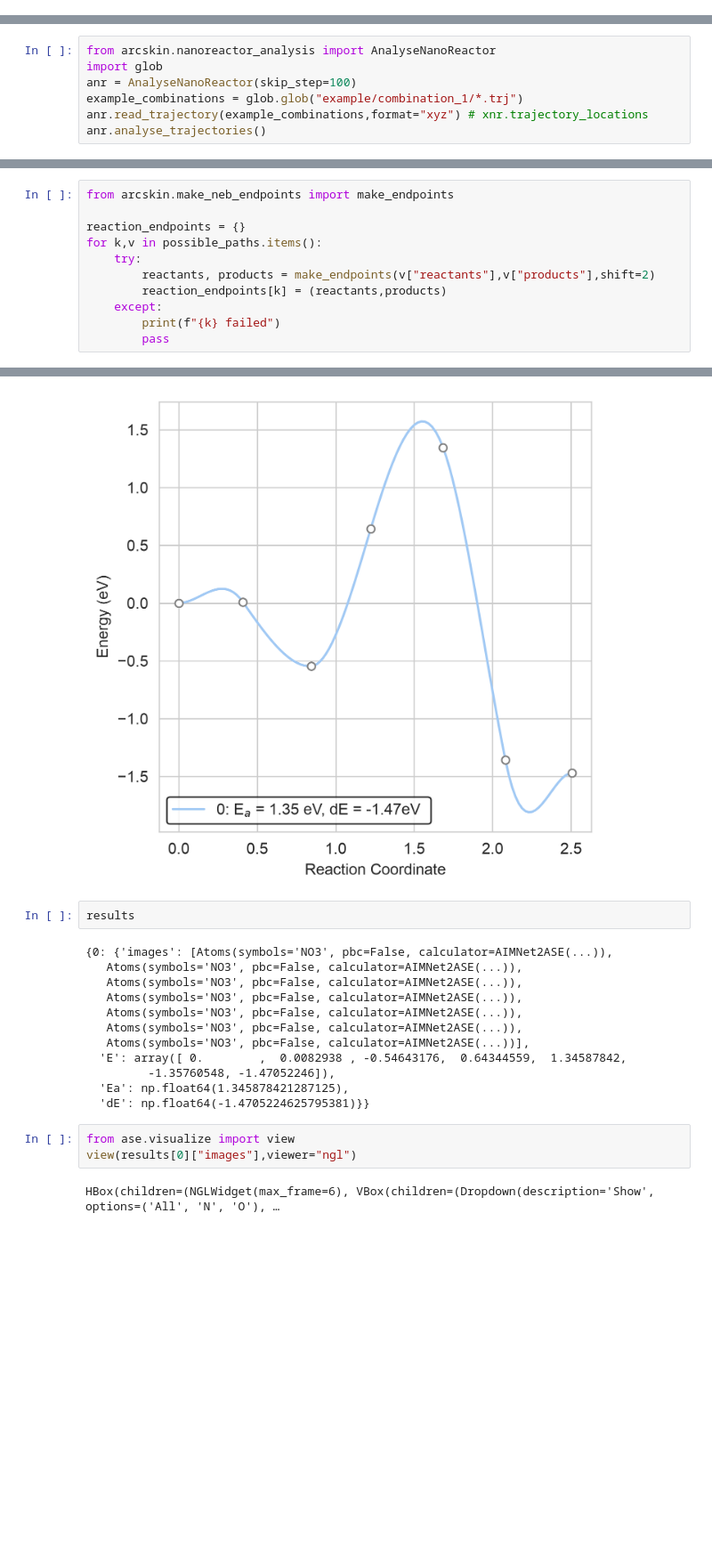
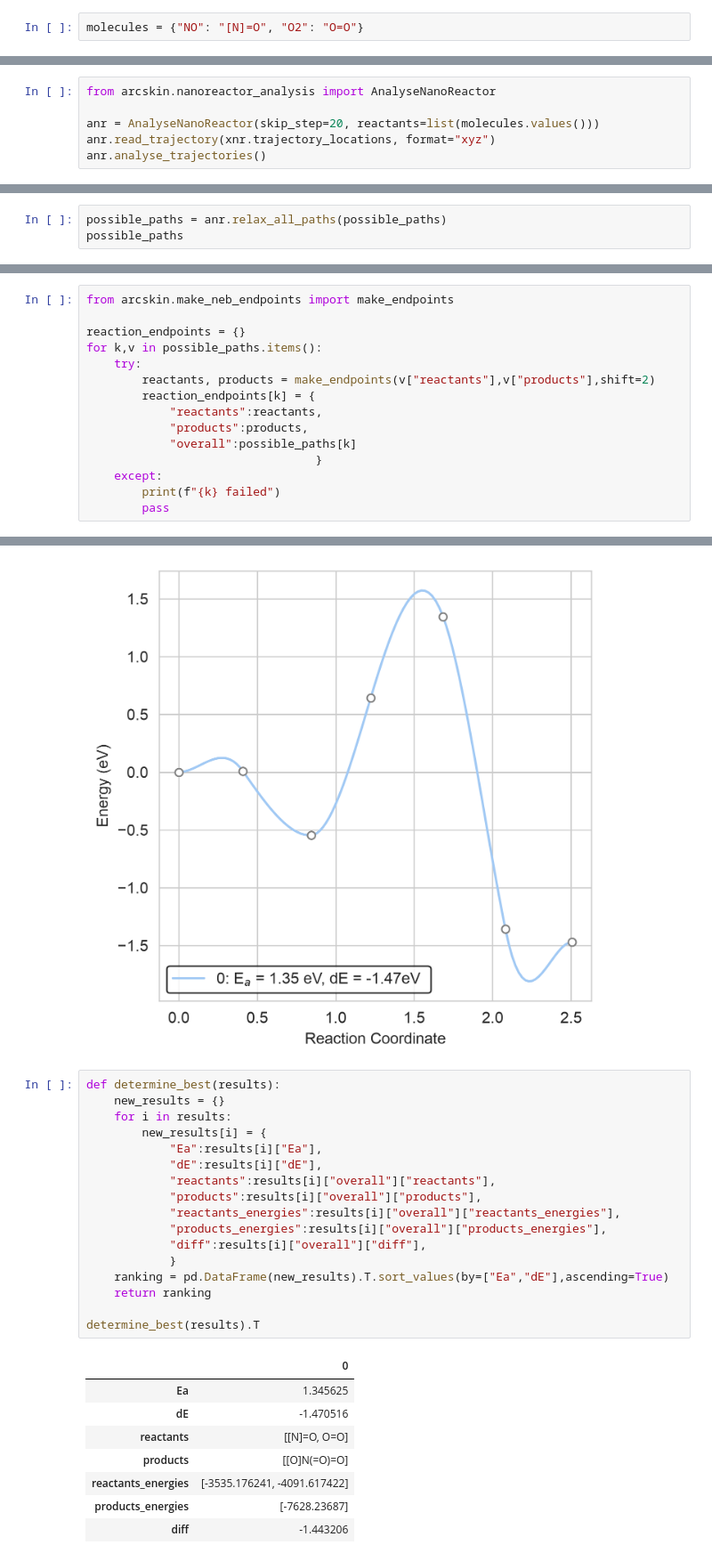
Before and after one commit to badw/arcs-kinetics, a Jupyter notebook: notebooks/4_arcskinrun.ipynb, the cells around one changed output, grey strips where cells are left out. Shown at 89% size. Saved outputs shown, nothing was run; the diff lists cells and outputs as text; blank space fills up the shorter version.

```diff
--- a/notebooks/4_arcskinrun.ipynb
+++ b/notebooks/4_arcskinrun.ipynb
@@ -3,4 +3,6 @@
 # %%
 from arcskin.nanoreactor_run import SMILESPack
 from arcskin.nanoreactor_run import XTBNanoReactor
+# %%
+molecules = {"NO": "[N]=O", "O2": "O=O"}
 # %%
@@ -20,9 +24,8 @@ xnr.trajectory_locations
 ### 2. Analyse the run
 # %%
 from arcskin.nanoreactor_analysis import AnalyseNanoReactor
-import glob
-anr = AnalyseNanoReactor(skip_step=100)
-example_combinations = glob.glob("example/combination_1/*.trj")
-anr.read_trajectory(example_combinations,format="xyz") # xnr.trajectory_locations
+
+anr = AnalyseNanoReactor(skip_step=20, reactants=list(molecules.values()))
+anr.read_trajectory(xnr.trajectory_locations, format="xyz")
 anr.analyse_trajectories()
 # %% [output]
@@ -45,0 +56,3 @@ possible_paths
+# %%
+possible_paths = anr.relax_all_paths(possible_paths)
+possible_paths
@@ -52,7 +71,11 @@ reaction_endpoints = {}
 for k,v in possible_paths.items():
     try:
         reactants, products = make_endpoints(v["reactants"],v["products"],shift=2)
-        reaction_endpoints[k] = (reactants,products)
+        reaction_endpoints[k] = {
+            "reactants":reactants,
+            "products":products,
+            "overall":possible_paths[k]
+                                 }
     except:
         print(f"{k} failed")
         pass
@@ -100,22 +133,29 @@ ax.legend(edgecolor="black")
 # %% [output]
 <matplotlib.legend.Legend at 0x...>
 [figure]
-# %%
-results
-# %% [output]
-{0: {'images': [Atoms(symbols='NO3', pbc=False, calculator=AIMNet2ASE(...)),
-   Atoms(symbols='NO3', pbc=False, calculator=AIMNet2ASE(...)),
-   Atoms(symbols='NO3', pbc=False, calculator=AIMNet2ASE(...)),
-   Atoms(symbols='NO3', pbc=False, calculator=AIMNet2ASE(...)),
-   Atoms(symbols='NO3', pbc=False, calculator=AIMNet2ASE(...)),
-   Atoms(symbols='NO3', pbc=False, calculator=AIMNet2ASE(...)),
-   Atoms(symbols='NO3', pbc=False, calculator=AIMNet2ASE(...))],
-  'E': array([ 0.        ,  0.0082938 , -0.54643176,  0.64344559,  1.34587842,
-         -1.35760548, -1.47052246]),
-  'Ea': np.float64(1.345878421287125),
-  'dE': np.float64(-1.4705224625795381)}}
-# %%
-from ase.visualize import view
-view(results[0]["images"],viewer="ngl")
-# %% [output]
-HBox(children=(NGLWidget(max_frame=6), VBox(children=(Dropdown(description='Show', options=('All', 'N', 'O'), …
+# %%
+def determine_best(results):
+    new_results = {}
+    for i in results:
+        new_results[i] = {
+            "Ea":results[i]["Ea"],
+            "dE":results[i]["dE"],
+            "reactants":results[i]["overall"]["reactants"],
+            "products":results[i]["overall"]["products"],
+            "reactants_energies":results[i]["overall"]["reactants_energies"],
+            "products_energies":results[i]["overall"]["products_energies"],
+            "diff":results[i]["overall"]["diff"],
+            }
+    ranking = pd.DataFrame(new_results).T.sort_values(by=["Ea","dE"],ascending=True)
+    return ranking
+
+determine_best(results).T
+# %% [output]
+|  | 0 |
+| Ea | 1.345625 |
+| dE | -1.470516 |
+| reactants | [[N]=O, O=O] |
+| products | [[O]N(=O)=O] |
+| reactants_energies | [-3535.176241, -4091.617422] |
+| products_energies | [-7628.23687] |
+| diff | -1.443206 |
```
Also changed, not shown: parts of 8 cells of this notebook, 3 other files.
